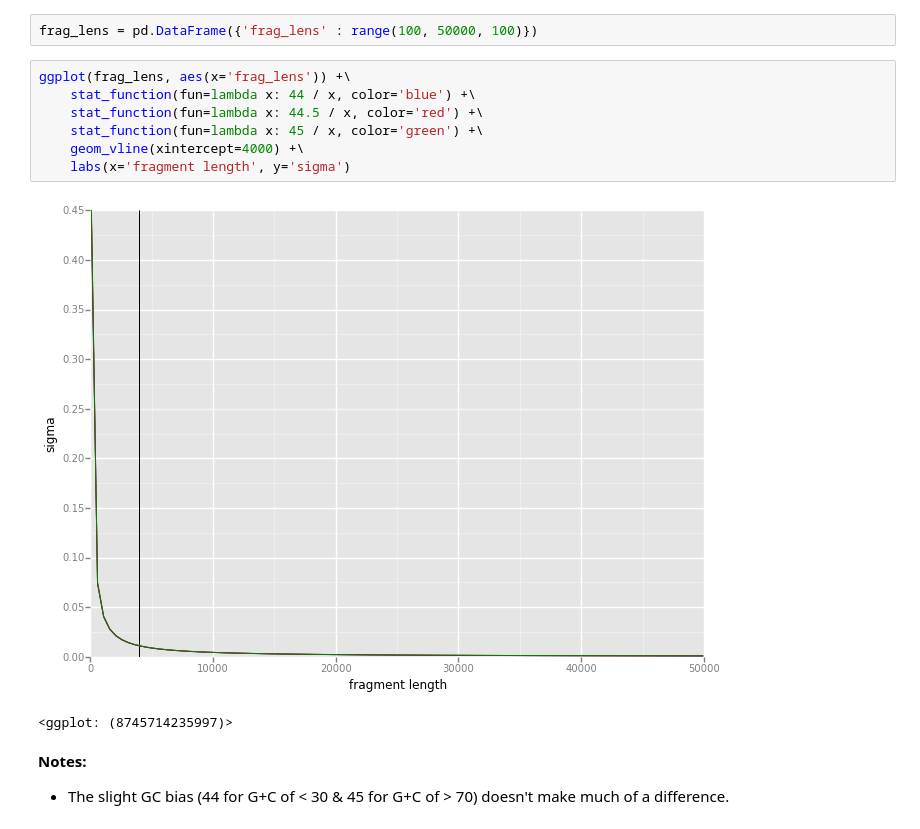
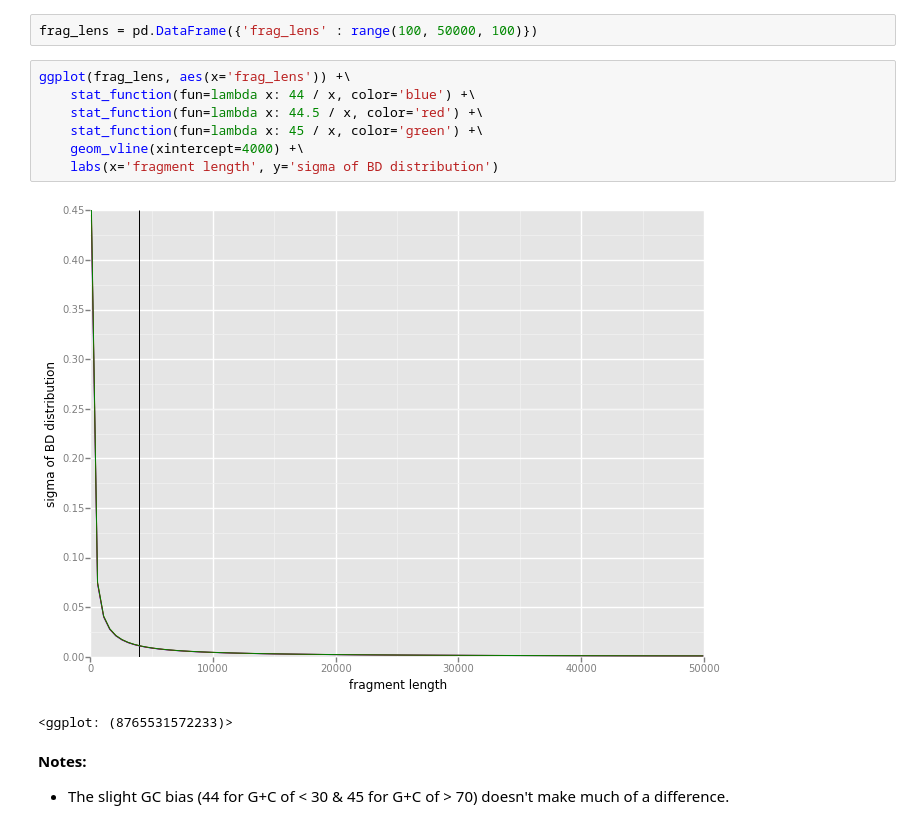
Before and after one commit to nick-youngblut/SIPSim, a Jupyter notebook: ipynb/sandbox/diffusion_by_fragLength.ipynb, the cells around one changed output. Cells and saved outputs as stored; diff of their text form.

```diff
--- a/ipynb/sandbox/diffusion_by_fragLength.ipynb
+++ b/ipynb/sandbox/diffusion_by_fragLength.ipynb
@@ -17,13 +26,13 @@ frag_lens = pd.DataFrame({'frag_lens' : range(100, 50000, 100)})
 # %%
 ggplot(frag_lens, aes(x='frag_lens')) +\
     stat_function(fun=lambda x: 44 / x, color='blue') +\
     stat_function(fun=lambda x: 44.5 / x, color='red') +\
     stat_function(fun=lambda x: 45 / x, color='green') +\
     geom_vline(xintercept=4000) +\
-    labs(x='fragment length', y='sigma')
+    labs(x='fragment length', y='sigma of BD distribution')
 # %% [output]
-[figure, old version]
+[figure, new version]
-<ggplot: (8745714235997)>
+<ggplot: (8765531572233)>
 # %% [markdown]
 __Notes:__
 
```
Also changed, not shown: parts of 19 cells of this notebook, 2 other files.
